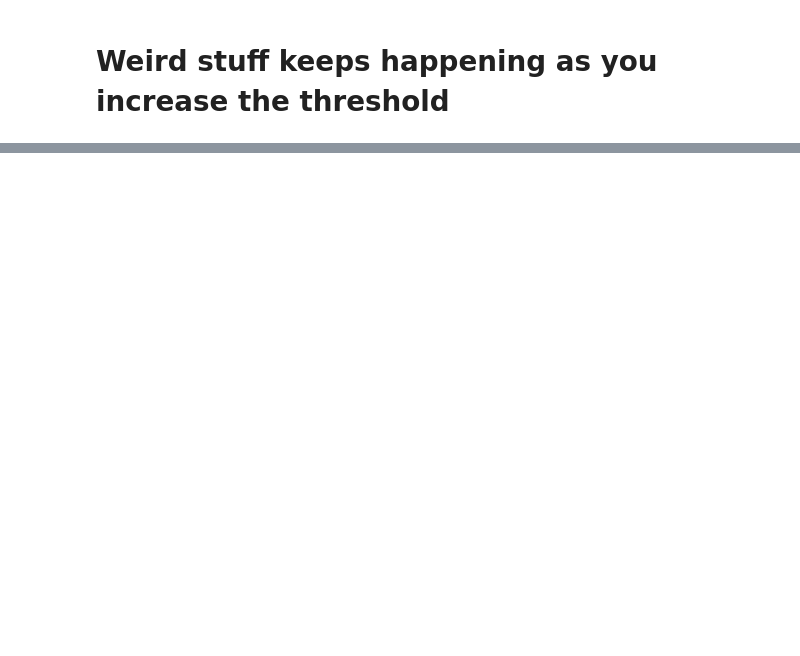
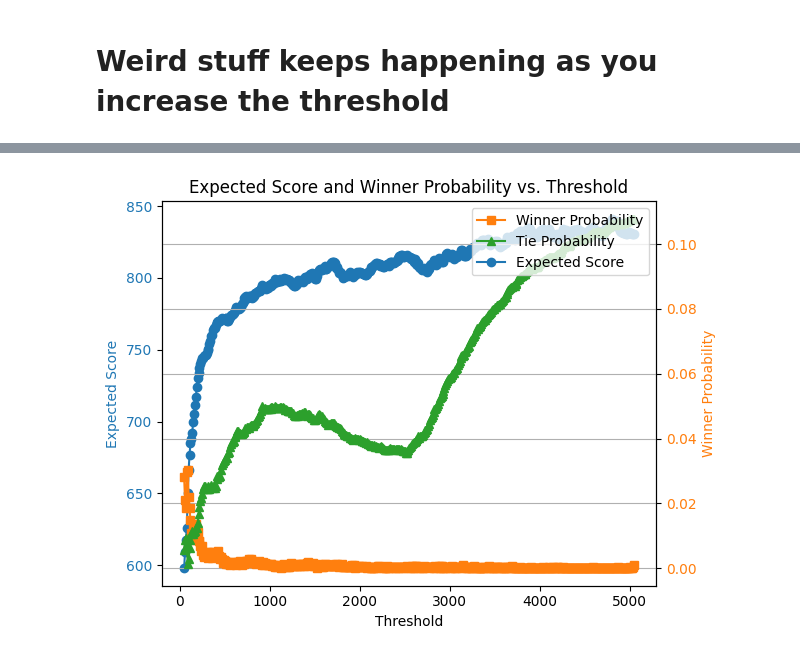
Before and after one commit to normanlrasmussen/Bank_Analysis, a Jupyter notebook: things_to_present.ipynb, the cells around one changed output, grey strips where cells are left out. Drawn from its saved outputs; the diff is of its cells as text; code cells hidden in the pictures; blank space fills up the shorter version.

```diff
--- a/things_to_present.ipynb
+++ b/things_to_present.ipynb
@@ -59,0 +66,45 @@ Threshold: 10040, Expected Score: 808.095, Winner Probability: 0.0561
+# %%
+
+thresholds = [50 + 10 * i for i in range(500)]
+# thresholds = [50, 844]
+players = [ThersholdPlayer(threshold=threshold) for threshold in thresholds]
+
+expected_score, winner_count, tie_count = Bank.get_all(players, 10, num_simulations=10000)
+
+# for val, threshold, winner_prob in zip(expected_score, thresholds, winner_count):
+#     print(f"Threshold: {threshold}, Expected Score: {val}, Winner Probability: {winner_prob}")
+
+
+
+# Plot the expected score and winner probability vs. threshold
+import matplotlib.pyplot as plt
+
+fig, ax1 = plt.subplots()
+
+color = 'tab:blue'
+ax1.set_xlabel('Threshold')
+ax1.set_ylabel('Expected Score', color=color)
+ax1.plot(thresholds, expected_score, marker='o', color=color, label='Expected Score')
+ax1.tick_params(axis='y', labelcolor=color)
+
+ax2 = ax1.twinx()
+color = 'tab:orange'
+ax2.set_ylabel('Winner Probability', color=color)
+ax2.plot(thresholds, winner_count, marker='s', color=color, label='Winner Probability')
+ax2.tick_params(axis='y', labelcolor=color)
+# Plot the tie probability along with winner probability
+
+color_tie = 'tab:green'
+ax2.plot(thresholds, tie_count, marker='^', color=color_tie, label='Tie Probability')
+
+# Show both lines' legends on ax2 (right y-axis)
+lines, labels = ax2.get_legend_handles_labels()
+lines1, labels1 = ax1.get_legend_handles_labels()
+ax2.legend(lines + lines1, labels + labels1, loc='upper right')
+
+plt.title("Expected Score and Winner Probability vs. Threshold")
+fig.tight_layout()
+plt.grid(True)
+plt.show()
+# %% [output]
+[figure, added]
```
Also changed, not shown: parts of 7 cells of this notebook, 3 other files.
